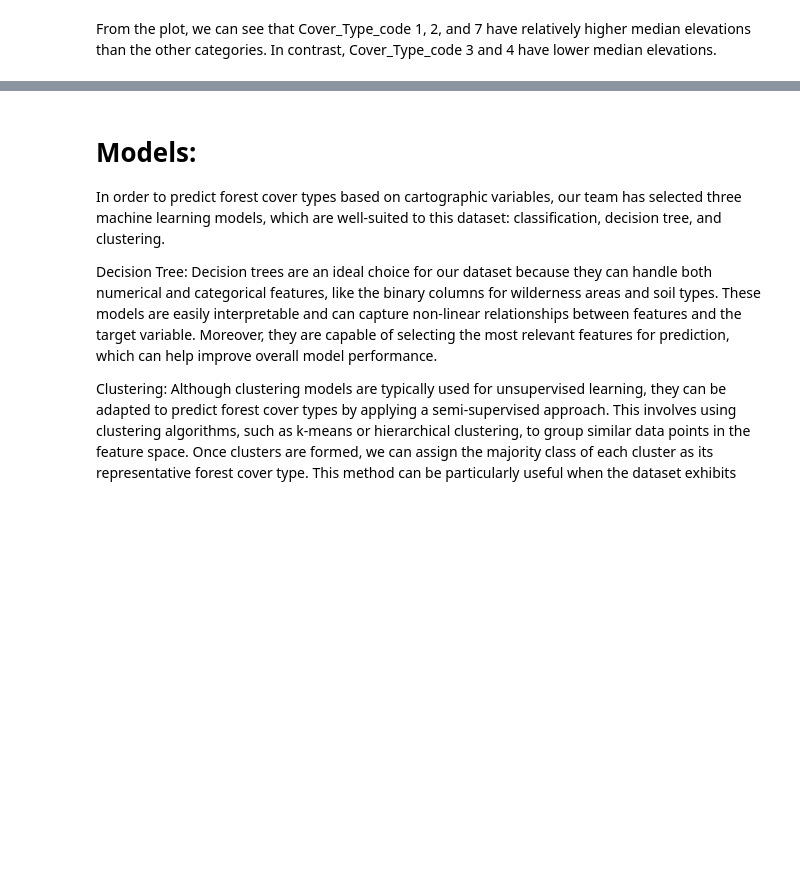
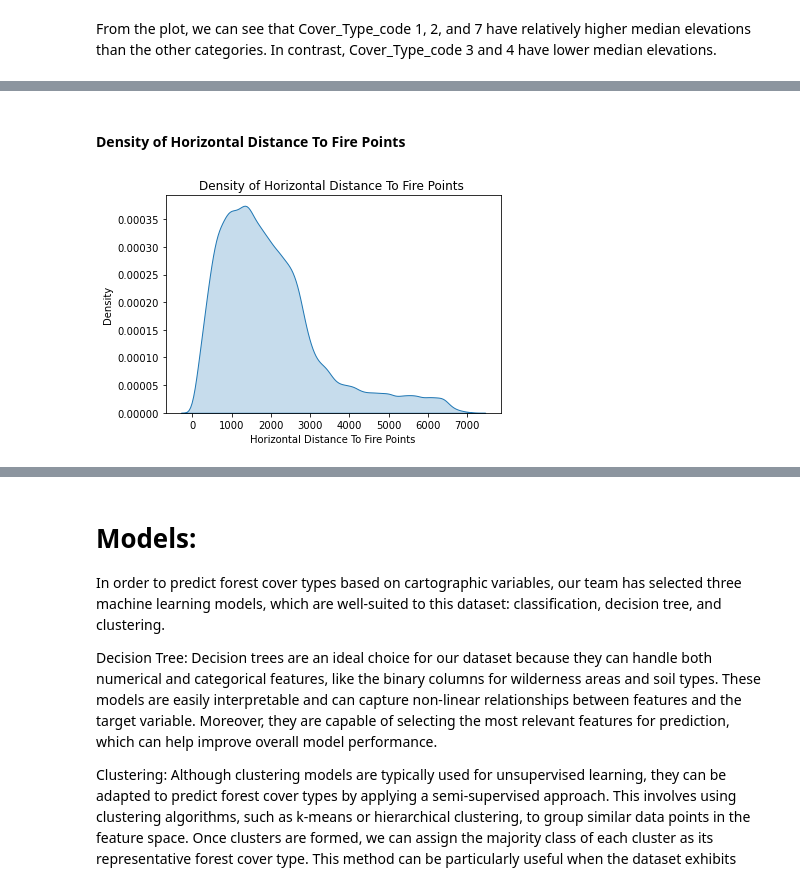
Before and after one commit to monica-navas-m/Machine-Learning, a Jupyter notebook: Notebook Python.ipynb, the cells around one changed output, grey strips where cells are left out. Drawn from its saved outputs; the diff is of its cells as text; code cells hidden in the pictures; blank space fills up the shorter version.

```diff
--- a/Notebook Python.ipynb
+++ b/Notebook Python.ipynb
@@ -392,0 +393,11 @@ plt.show()
+# %% [markdown]
+#### Density of Horizontal Distance To Fire Points
+# %%
+# Create a density plot of the 'Horizontal_Distance_To_Fire_Points' column
+sns.kdeplot(train['Horizontal_Distance_To_Fire_Points'], shade=True)
+plt.xlabel('Horizontal Distance To Fire Points')
+plt.ylabel('Density')
+plt.title('Density of Horizontal Distance To Fire Points ')
+plt.show()
+# %% [output]
+[figure, added]
```
Also changed, not shown: parts of 9 cells of this notebook.
